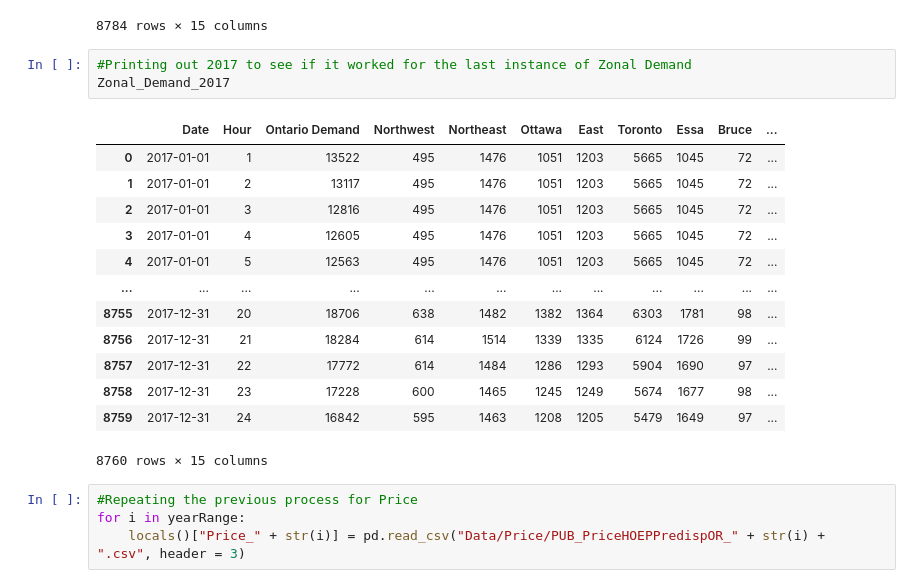
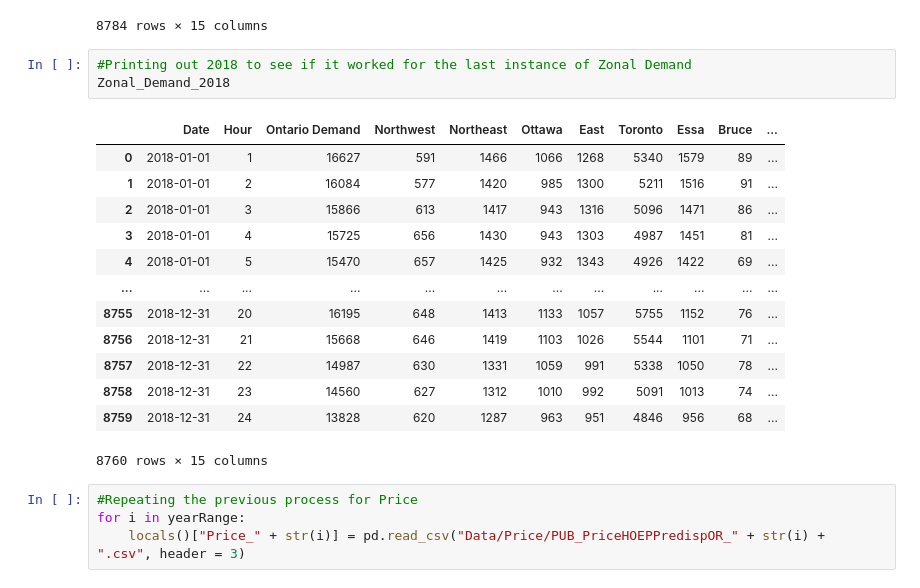
Before and after one commit to cesare-spinoso/project_432, a Jupyter notebook: Electricity.ipynb, the cells around one changed output. Saved outputs shown, nothing was run; the diff lists cells and outputs as text.

```diff
--- a/Electricity.ipynb
+++ b/Electricity.ipynb
@@ -112,21 +114,21 @@ Zonal_Demand_2004
 | 8783 | 2004-12-31 | 24 | 15677 | 955 | 1481 | 1170 | 1010 | 4952 | 891 | 36 | ... |
 8784 rows × 15 columns
 # %%
-#Printing out 2017 to see if it worked for the last instance of Zonal Demand
-Zonal_Demand_2017
+#Printing out 2018 to see if it worked for the last instance of Zonal Demand
+Zonal_Demand_2018
 # %% [output]
 |  | Date | Hour | Ontario Demand | Northwest | Northeast | Ottawa | East | Toronto | Essa | Bruce | ... |
-| 0 | 2017-01-01 | 1 | 13522 | 495 | 1476 | 1051 | 1203 | 5665 | 1045 | 72 | ... |
-| 1 | 2017-01-01 | 2 | 13117 | 495 | 1476 | 1051 | 1203 | 5665 | 1045 | 72 | ... |
-| 2 | 2017-01-01 | 3 | 12816 | 495 | 1476 | 1051 | 1203 | 5665 | 1045 | 72 | ... |
-| 3 | 2017-01-01 | 4 | 12605 | 495 | 1476 | 1051 | 1203 | 5665 | 1045 | 72 | ... |
-| 4 | 2017-01-01 | 5 | 12563 | 495 | 1476 | 1051 | 1203 | 5665 | 1045 | 72 | ... |
+| 0 | 2018-01-01 | 1 | 16627 | 591 | 1466 | 1066 | 1268 | 5340 | 1579 | 89 | ... |
+| 1 | 2018-01-01 | 2 | 16084 | 577 | 1420 | 985 | 1300 | 5211 | 1516 | 91 | ... |
+| 2 | 2018-01-01 | 3 | 15866 | 613 | 1417 | 943 | 1316 | 5096 | 1471 | 86 | ... |
+| 3 | 2018-01-01 | 4 | 15725 | 656 | 1430 | 943 | 1303 | 4987 | 1451 | 81 | ... |
+| 4 | 2018-01-01 | 5 | 15470 | 657 | 1425 | 932 | 1343 | 4926 | 1422 | 69 | ... |
 | ... | ... | ... | ... | ... | ... | ... | ... | ... | ... | ... | ... |
-| 8755 | 2017-12-31 | 20 | 18706 | 638 | 1482 | 1382 | 1364 | 6303 | 1781 | 98 | ... |
-| 8756 | 2017-12-31 | 21 | 18284 | 614 | 1514 | 1339 | 1335 | 6124 | 1726 | 99 | ... |
-| 8757 | 2017-12-31 | 22 | 17772 | 614 | 1484 | 1286 | 1293 | 5904 | 1690 | 97 | ... |
-| 8758 | 2017-12-31 | 23 | 17228 | 600 | 1465 | 1245 | 1249 | 5674 | 1677 | 98 | ... |
-| 8759 | 2017-12-31 | 24 | 16842 | 595 | 1463 | 1208 | 1205 | 5479 | 1649 | 97 | ... |
+| 8755 | 2018-12-31 | 20 | 16195 | 648 | 1413 | 1133 | 1057 | 5755 | 1152 | 76 | ... |
+| 8756 | 2018-12-31 | 21 | 15668 | 646 | 1419 | 1103 | 1026 | 5544 | 1101 | 71 | ... |
+| 8757 | 2018-12-31 | 22 | 14987 | 630 | 1331 | 1059 | 991 | 5338 | 1050 | 78 | ... |
+| 8758 | 2018-12-31 | 23 | 14560 | 627 | 1312 | 1010 | 992 | 5091 | 1013 | 74 | ... |
+| 8759 | 2018-12-31 | 24 | 13828 | 620 | 1287 | 963 | 951 | 4846 | 956 | 68 | ... |
 8760 rows × 15 columns
 # %%
 #Repeating the previous process for Price
```
Also changed, not shown: parts of 47 cells of this notebook, 1 other file.
